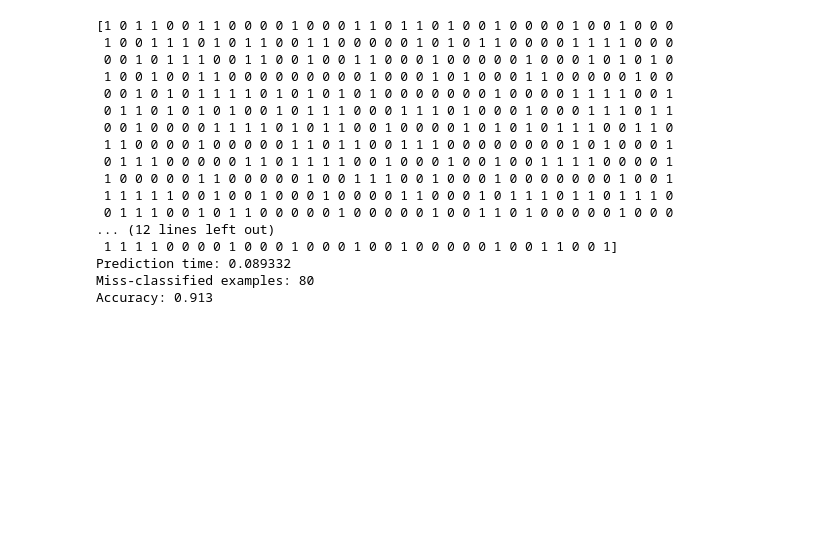
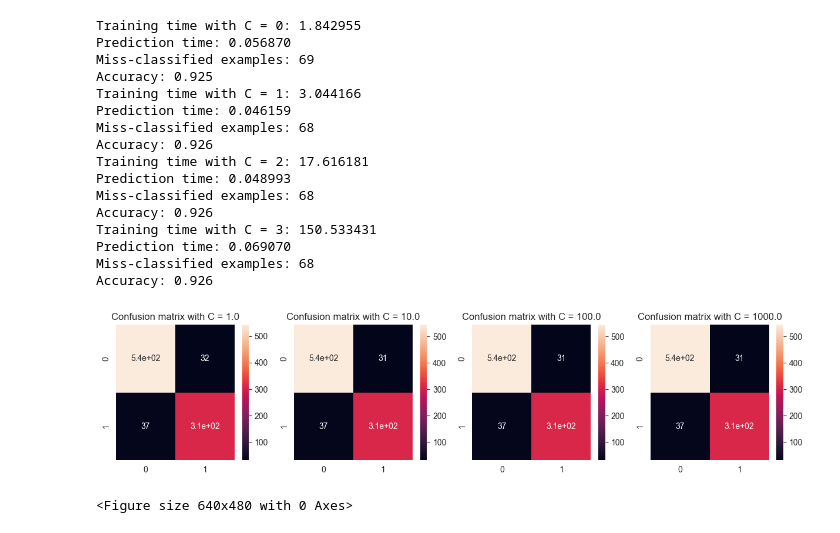
Before and after one commit to filippovicidomini/TF-IDF, a Jupyter notebook: SVM_linear.ipynb, the cells around one changed output. Saved outputs shown, nothing was run; the diff lists cells and outputs as text; code cells hidden in the pictures; blank space fills up the shorter version.

Commit message:
fatta cross validation di lineare e poly

```diff
--- a/SVM_linear.ipynb
+++ b/SVM_linear.ipynb
@@ -11,37 +21,6 @@ spam_data.head()
 # %%
 # data processing
-X = spam_data.drop('target', axis=1)
-y = spam_data['target']  # colonna che segna se è o meno spam
+X = spam_data.drop('targhet', axis=1)
+y = spam_data['targhet']  # colonna che segna se è o meno spam
 
 X_train, X_test, y_train, y_test = train_test_split(X, y, test_size=0.20)
-# %%
-# qui faccio il learning
-svcclassifier = SVC(kernel='linear', C=100000)
-start_time = time.time()
-svcclassifier.fit(X_train, y_train)
-print('Training time: %f' % (time.time() - start_time))
-# %%
-start_time = time.time()
-y_predict = svcclassifier.predict(X_test)
-print(y_predict)
-print('Prediction time: %f' % (time.time() - start_time))
-print('Miss-classified examples: %d' % (y_test != y_predict).sum())
-print('Accuracy: %.3f' % accuracy_score(y_test, y_predict))
-# %% [output]
-[1 0 1 1 0 0 1 1 0 0 0 0 1 0 0 0 1 1 0 1 1 0 1 0 0 1 0 0 0 0 1 0 0 1 0 0 0
- 1 0 0 1 1 1 0 1 0 1 1 0 0 1 1 0 0 0 0 0 1 0 1 0 1 1 0 0 0 0 1 1 1 1 0 0 0
- 0 0 1 0 1 1 1 0 0 1 1 0 0 1 0 0 1 1 0 0 0 1 0 0 0 0 0 1 0 0 0 1 0 1 0 1 0
- 1 0 0 1 0 0 1 1 0 0 0 0 0 0 0 0 0 1 0 0 0 1 0 1 0 0 0 1 1 0 0 0 0 0 1 0 0
- 0 0 1 0 1 0 1 1 1 1 0 1 0 1 0 1 0 1 0 0 0 0 0 0 0 1 0 0 0 0 1 1 1 1 0 0 1
- 0 1 1 0 1 0 1 0 1 0 0 1 0 1 1 1 0 0 0 1 1 1 0 1 0 0 0 1 0 0 0 1 1 1 0 1 1
- 0 0 1 0 0 0 0 1 1 1 1 0 1 0 1 1 0 0 1 0 0 0 0 1 0 1 0 1 0 1 1 1 0 0 1 1 0
- 1 1 0 0 0 0 1 0 0 0 0 0 1 1 0 1 1 0 0 1 1 1 0 0 0 0 0 0 0 0 1 0 1 0 0 0 1
- 0 1 1 1 0 0 0 0 0 1 1 0 1 1 1 1 0 0 1 0 0 0 1 0 0 1 0 0 1 1 1 1 0 0 0 0 1
- 1 0 0 0 0 0 1 1 0 0 0 0 0 1 0 0 1 1 1 0 0 1 0 0 0 1 0 0 0 0 0 0 0 1 0 0 1
- 1 1 1 1 1 0 0 1 0 0 1 0 0 0 1 0 0 0 0 1 1 0 0 0 1 0 1 1 1 0 1 1 0 1 1 1 0
- 0 1 1 1 0 0 1 0 1 1 0 0 0 0 0 1 0 0 0 0 0 1 0 0 1 1 0 1 0 0 0 0 0 1 0 0 0
-... (12 lines left out)
- 1 1 1 1 0 0 0 0 1 0 0 0 1 0 0 0 1 0 0 1 0 0 0 0 0 1 0 0 1 1 0 0 1]
-Prediction time: 0.089332
-Miss-classified examples: 80
-Accuracy: 0.913
@@ -49,0 +27,40 @@ print(classification_report(y_test, y_predict))
+# %%
+# qui faccio il learning
+%matplotlib inline
+# voglio fare cross validation usando vari valori di C
+c: list = [1.0, 10.0, 100.0, 1000.0]
+fig, axs = plt.subplots(1, len(c), figsize=(15, 3))
+
+for i,j in enumerate(c):
+    svcclassifier = SVC(kernel='linear', C=j)
+    start_time = time.time()
+    svcclassifier.fit(X_train, y_train)
+    print(f'Training time with C = {i}: %f' % (time.time() - start_time))
+    start_time = time.time()
+    y_predict = svcclassifier.predict(X_test)
+    print('Prediction time: %f' % (time.time() - start_time))
+    print('Miss-classified examples: %d' % (y_test != y_predict).sum())
+    print('Accuracy: %.3f' % accuracy_score(y_test, y_predict))
+    cm = confusion_matrix(y_test, y_predict)
+    sn.heatmap(cm, annot=True, ax=axs[i])
+    axs[i].set_title(f'Confusion matrix with C = {j}')
+plt.show()
+# %% [output]
+Training time with C = 0: 1.842955
+Prediction time: 0.056870
+Miss-classified examples: 69
+Accuracy: 0.925
+Training time with C = 1: 3.044166
+Prediction time: 0.046159
+Miss-classified examples: 68
+Accuracy: 0.926
+Training time with C = 2: 17.616181
+Prediction time: 0.048993
+Miss-classified examples: 68
+Accuracy: 0.926
+Training time with C = 3: 150.533431
+Prediction time: 0.069070
+Miss-classified examples: 68
+Accuracy: 0.926
+[figure, added]
+<Figure size 640x480 with 0 Axes>
```
Also changed, not shown: parts of 4 cells of this notebook, 3 other files.
